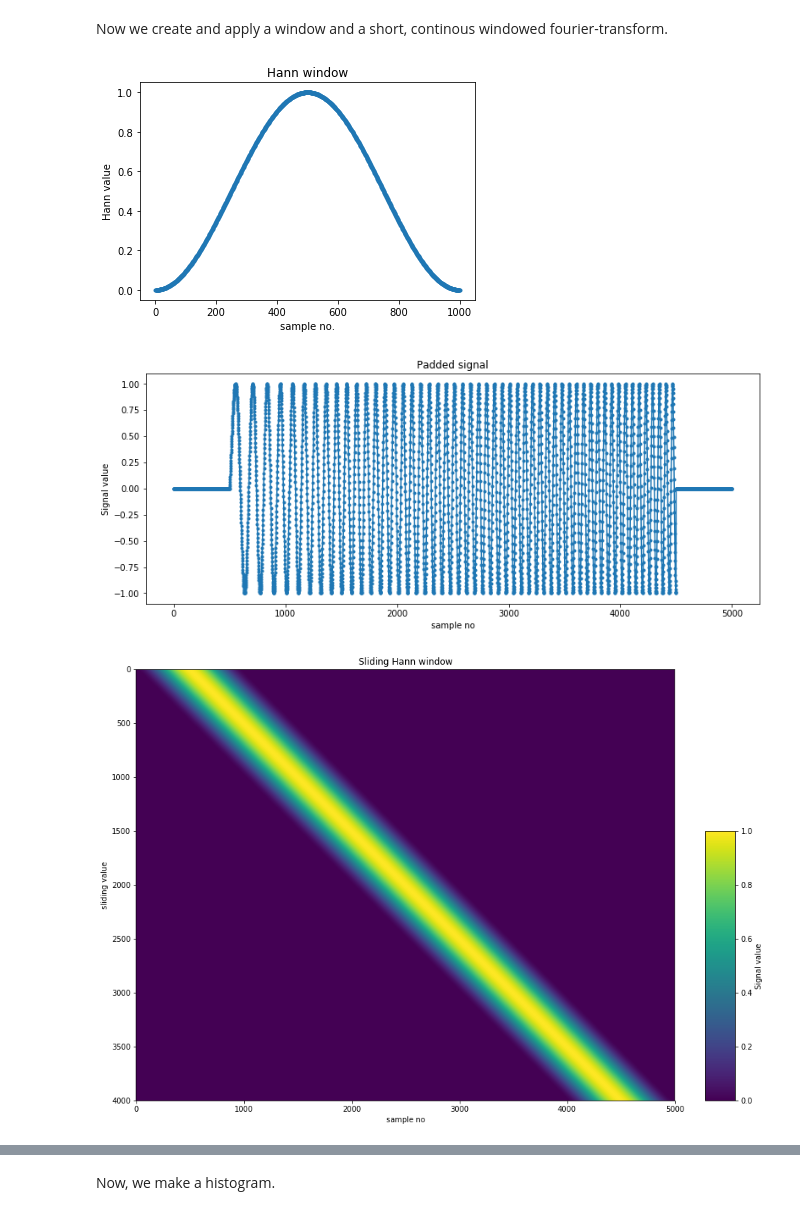
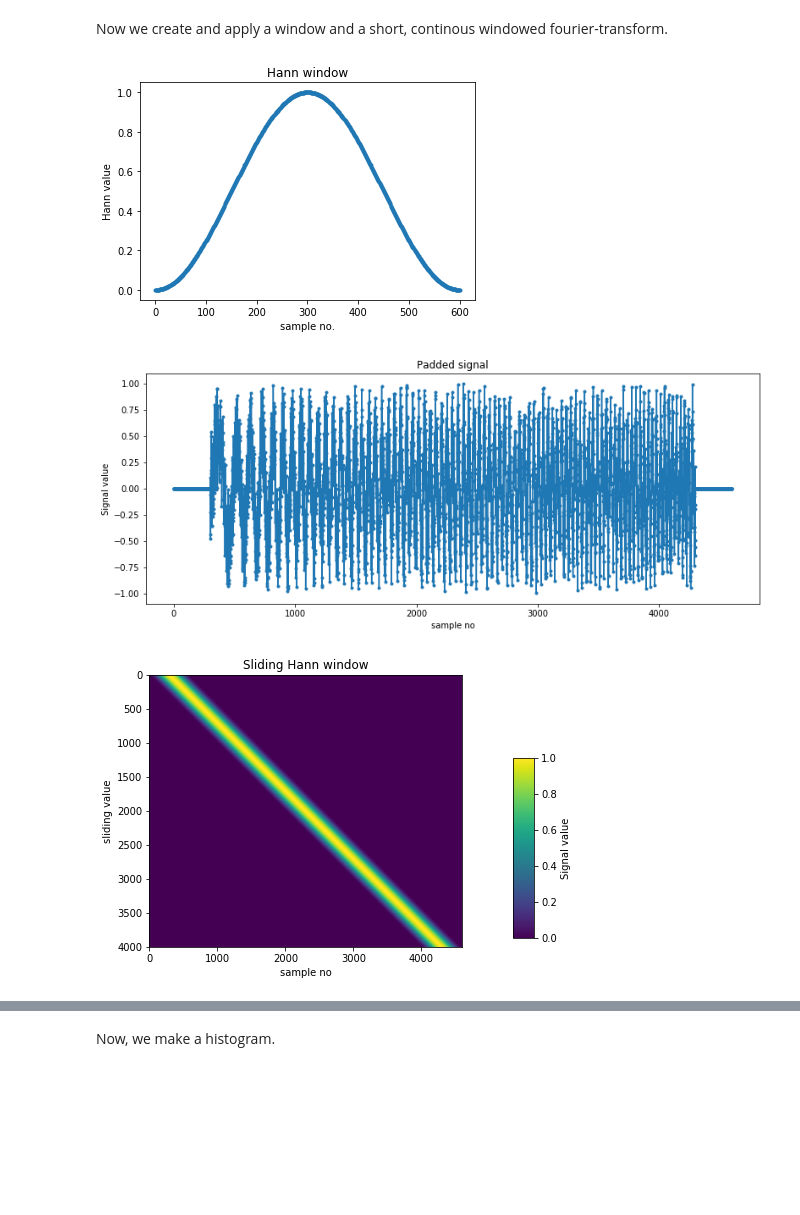
Before and after one commit to martonvavrik/fusion_research, a Jupyter notebook: waves.ipynb, the cells around one changed output, grey strips where cells are left out. Cells and saved outputs as stored; diff of their text form; code cells hidden in the pictures; blank space fills up the shorter version.

```diff
--- a/waves.ipynb
+++ b/waves.ipynb
@@ -15,16 +15,16 @@ from IPython.display import display
 <br> randamp - amplitude of noise (random noise)
 <br> <br> First, we create our signal and noise. In deafult: a sine wave, and a white noise.
 # %%
-f=3
+f=1
 #t=4
 samples=4000
 s_rate=1000
 t=samples/s_rate
-randamp=0
+randamp=2
 frangemax=int(35*t)
 
 x = np.linspace(0.0, t, samples)
-s_det = np.sin(f*2*np.pi*x*(1+(x*5)**0.4))
+s_det = np.sin(f*2*np.pi*x*(1+(x*10**2)**0.5))
 s_noise = (np.random.rand(samples)-0.5)*randamp
 s=(s_det+s_noise)/(0.5*randamp+1)
 
@@ -191,43 +191,43 @@ plt.show()
 # %% [markdown]
 Now we create and apply a window and a short, continous windowed fourier-transform.
 # %%
-hann_r = 500
+hann_r = 300
 hann_base = np.hanning(2*hann_r+1)
 
 plt.plot(hann_base,".-")
 plt.title('Hann window')
 plt.xlabel('sample no.')
 plt.ylabel('Hann value')
 plt.show()
 
 z_padded_s = np.linspace (0, 0, samples+2*hann_r)
 z_0=z_padded_s
 z_padded_s[hann_r:-hann_r] = s
 
 plt.figure(figsize=(13,5))
 plt.plot(z_padded_s,".-")
 plt.title('Padded signal')
 plt.xlabel('sample no')
 plt.ylabel('Signal value')
 plt.show()
 
 win = np.zeros((samples, samples+hann_r+hann_r))
 for i in range(samples):
     win [i][i:i+hann_r+hann_r+1]=hann_base
 
-plt.figure(figsize=(14,10))
+plt.figure(figsize=(10,5))
 plt.imshow(win)
 plt.title('Sliding Hann window')
 plt.xlabel('sample no')
 plt.ylabel('sliding value')
-plt.subplots_adjust(bottom=0.1, right=0.88, top=0.9)
-cax = plt.axes([0.9, 0.1, 0.04, 0.5])
+#plt.subplots_adjust(right=0.95)
+cax = plt.axes([0.8, 0.15, 0.03, 0.5])
 plt.colorbar(cax=cax).set_label('Signal value')
 plt.show()
 # %% [output]
-[figure, old version]
+[figure, new version]
-[figure, old version]
+[figure, new version]
-[figure, old version]
+[figure, new version]
 # %%
 z_win = np.zeros((samples-hann_r-hann_r, samples))
 for i in range(samples-hann_r-hann_r):
```
Also changed, not shown: parts of 13 cells of this notebook.
